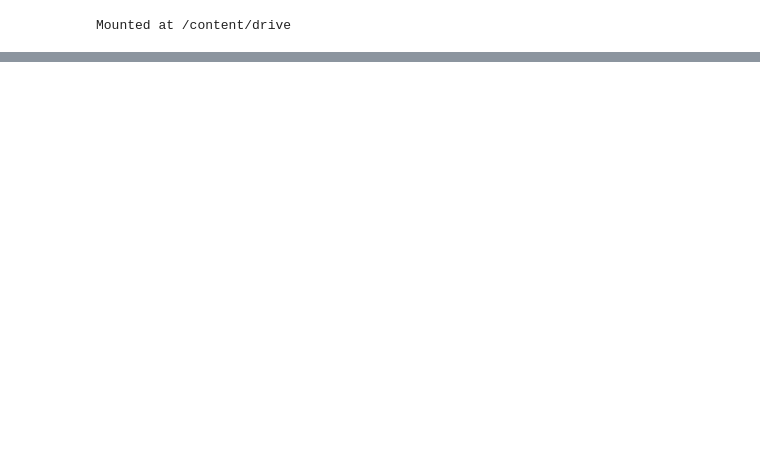
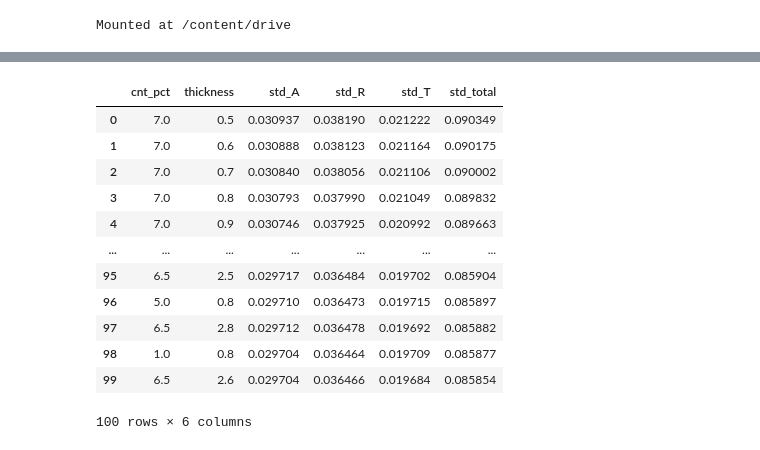
Before and after one commit to humzkhan/Adaptive_learning, a Jupyter notebook: Thesis_notebook.ipynb, the cells around one changed output, grey strips where cells are left out. Drawn from its saved outputs; the diff is of its cells as text; code cells hidden in the pictures; blank space fills up the shorter version.

```diff
--- a/Thesis_notebook.ipynb
+++ b/Thesis_notebook.ipynb
@@ -187,0 +357,73 @@ ModuleNotFoundError: No module named 'ace_tools'
+# %%
+# Grid ranges
+cnt_vals = np.arange(0.0, 7.1, 0.5)        # 0.0 to 7.0 inclusive
+thickness_vals = np.arange(0.5, 3.1, 0.1)  # 0.5 to 3.0 inclusive
+
+# Create full grid of combinations
+grid = list(product(cnt_vals, thickness_vals))
+grid_df = pd.DataFrame(grid, columns=["cnt_pct", "thickness"])
+
+def prepare_candidate_inputs(grid_df, ref_df):
+    default_freq = 15e9
+    default_eps = ref_df['epsilon_real'].mean()
+    default_sigma = ref_df['sigma'].mean()
+
+    grid_df['frequency'] = default_freq
+    grid_df['epsilon_real'] = default_eps
+    grid_df['sigma'] = default_sigma
+    return grid_df[input_features]
+abs_candidates_df = prepare_candidate_inputs(grid_df.copy(), abs_df)
+pbt_candidates_df = prepare_candidate_inputs(grid_df.copy(), pbt_df)
+
+
+def evaluate_uncertainty_over_candidates(model, input_df, input_features, output_names, full_metadata_df, k=5):
+    scaler = model.named_steps['standardscaler']
+    multi_gpr = model.named_steps['multioutputregressor']
+
+    X_scaled = scaler.transform(input_df[input_features].values)
+
+    stds = []
+    for est in multi_gpr.estimators_:
+        _, std = est.predict(X_scaled, return_std=True)
+        stds.append(std)
+
+    std_matrix = np.stack(stds, axis=1)
+    std_sum = std_matrix.sum(axis=1)
+
+    # Build DataFrame
+    df_out = full_metadata_df.copy()
+    for i, out in enumerate(output_names):
+        df_out[f'std_{out}'] = std_matrix[:, i]
+    df_out["std_total"] = std_sum
+
+    # Group by cnt_pct and thickness to find unique uncertainty combos
+    grouped = df_out.groupby(['cnt_pct', 'thickness'], as_index=False).apply(
+        lambda x: x.sort_values('std_total', ascending=False).head(1)
+    ).reset_index(drop=True)
+
+    top_unique = grouped.sort_values('std_total', ascending=False).head(k).reset_index(drop=True)
+    return top_unique[['cnt_pct', 'thickness', 'std_A', 'std_R', 'std_T', 'std_total']]
+
+top_abs_unseen = evaluate_uncertainty_over_candidates(
+    abs_gpr, abs_candidates_df, input_features, output_targets, grid_df, k=100
+)
+
+top_pbt_unseen = evaluate_uncertainty_over_candidates(
+    pbt_gpr, pbt_candidates_df, input_features, output_targets, grid_df, k=100
+)
+
+top_abs_unseen
+# %% [output]
+|  | cnt_pct | thickness | std_A | std_R | std_T | std_total |
+| 0 | 7.0 | 0.5 | 0.030937 | 0.038190 | 0.021222 | 0.090349 |
+| 1 | 7.0 | 0.6 | 0.030888 | 0.038123 | 0.021164 | 0.090175 |
+| 2 | 7.0 | 0.7 | 0.030840 | 0.038056 | 0.021106 | 0.090002 |
+| 3 | 7.0 | 0.8 | 0.030793 | 0.037990 | 0.021049 | 0.089832 |
+| 4 | 7.0 | 0.9 | 0.030746 | 0.037925 | 0.020992 | 0.089663 |
+| ... | ... | ... | ... | ... | ... | ... |
+| 95 | 6.5 | 2.5 | 0.029717 | 0.036484 | 0.019702 | 0.085904 |
+| 96 | 5.0 | 0.8 | 0.029710 | 0.036473 | 0.019715 | 0.085897 |
+| 97 | 6.5 | 2.8 | 0.029712 | 0.036478 | 0.019692 | 0.085882 |
+| 98 | 1.0 | 0.8 | 0.029704 | 0.036464 | 0.019709 | 0.085877 |
+| 99 | 6.5 | 2.6 | 0.029704 | 0.036466 | 0.019684 | 0.085854 |
+100 rows × 6 columns
```
Also changed, not shown: parts of 18 cells of this notebook.
